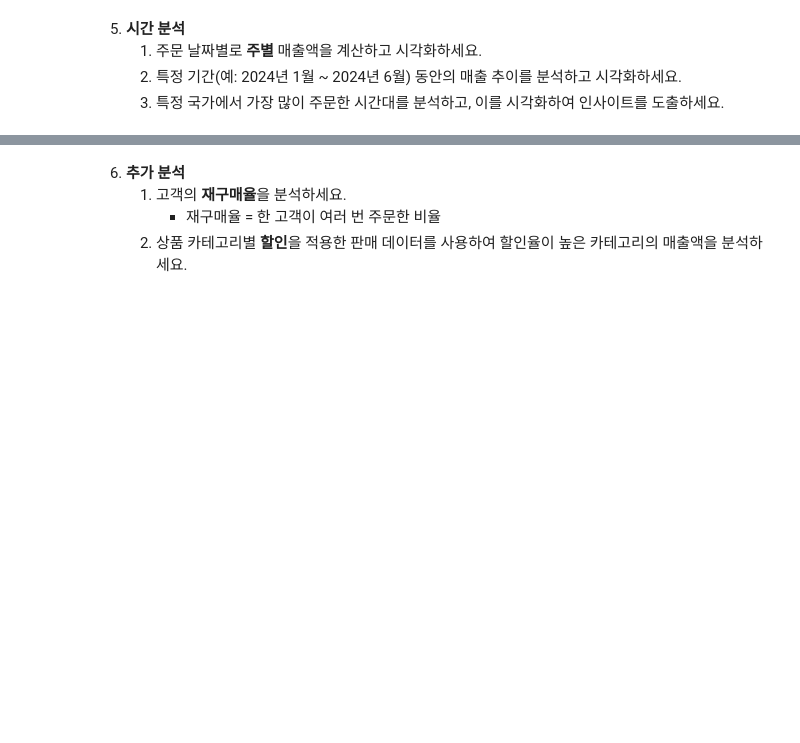
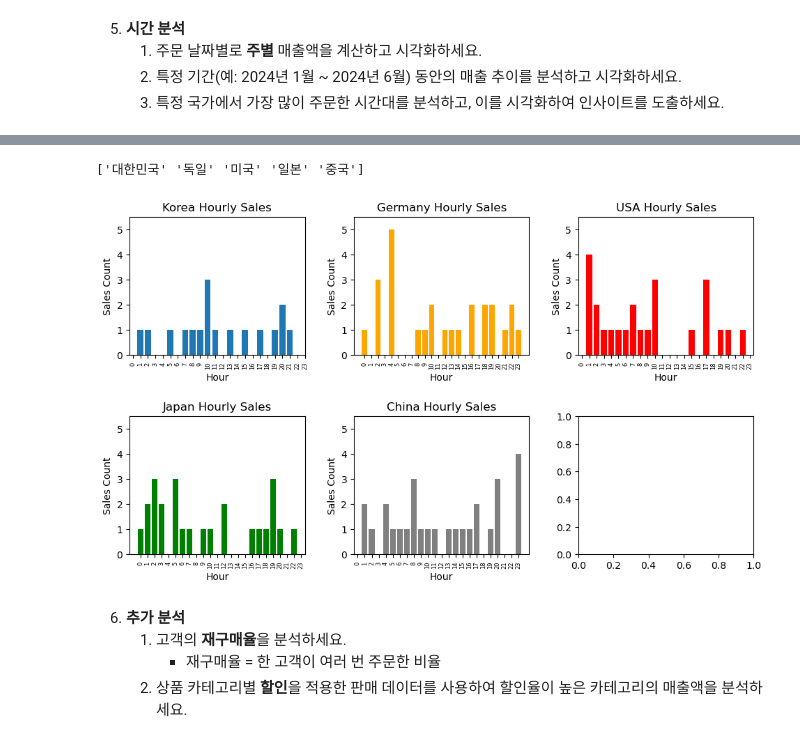
Before and after one commit to Encore-SKN-17/eda_practice, a Jupyter notebook: 3_final_practice.ipynb, the cells around one changed output, grey strips where cells are left out. Cells and saved outputs as stored; diff of their text form; code cells hidden in the pictures; blank space fills up the shorter version.

```diff
--- a/3_final_practice.ipynb
+++ b/3_final_practice.ipynb
@@ -363,3 +361,76 @@ plt.show()
+# %%
+# 3. 특정 국가에서 가장 많이 주문한 시간대를 분석하고, 이를 시각화하여 인사이트를 도출하세요.
+
+# Add 'OrderHour' column
+ecommerce_df['OrderHour'] = ecommerce_df['OrderDate'].dt.hour
+
+# Hourly sales count for each country
+country_hourly_sales_df = ecommerce_df.groupby(['Country','OrderHour']).agg(
+    hour_sales_count = ('OrderID', 'count')
+).reset_index()
+
+print(country_hourly_sales_df['Country'].unique())
+
+
+# Bar Plots
+hour = [x for x in range(0,24)]
+fig, ax = plt.subplots(nrows=2, ncols=3, figsize=(10, 6))
+
+korea_hour = np.array(country_hourly_sales_df[country_hourly_sales_df['Country']=='대한민국']['OrderHour'])
+kore_hour_sales_cnt = np.array(country_hourly_sales_df[country_hourly_sales_df['Country']=='대한민국']['hour_sales_count'])
+ax[0][0].bar(korea_hour, kore_hour_sales_cnt)
+ax[0][0].set_title("Korea Hourly Sales")
+ax[0][0].set_xlabel("Hour")
+ax[0][0].set_ylabel("Sales Count")
+ax[0][0].set_xticks(hour)
+ax[0][0].set_ylim([0,5.5])
+ax[0][0].set_xticklabels(hour, rotation=90, size=6)
+
+germany_hour = np.array(country_hourly_sales_df[country_hourly_sales_df['Country']=='독일']['OrderHour'])
+germany_hour_sales_cnt = np.array(country_hourly_sales_df[country_hourly_sales_df['Country']=='독일']['hour_sales_count'])
+ax[0][1].bar(germany_hour, germany_hour_sales_cnt, color='orange')
+ax[0][1].set_title("Germany Hourly Sales")
+ax[0][1].set_xlabel("Hour")
+ax[0][1].set_ylabel("Sales Count")
+ax[0][1].set_xticks(hour)
+ax[0][1].set_ylim([0,5.5])
+ax[0][1].set_xticklabels(hour, rotation=90, size=6)
+
+usa_hour = np.array(country_hourly_sales_df[country_hourly_sales_df['Country']=='미국']['OrderHour'])
+usa_hour_sales_cnt = np.array(country_hourly_sales_df[country_hourly_sales_df['Country']=='미국']['hour_sales_count'])
+ax[0][2].bar(usa_hour, usa_hour_sales_cnt, color='red')
+ax[0][2].set_title("USA Hourly Sales")
+ax[0][2].set_xlabel("Hour")
+ax[0][2].set_ylabel("Sales Count")
+ax[0][2].set_xticks(hour)
+ax[0][2].set_ylim([0,5.5])
+ax[0][2].set_xticklabels(hour, rotation=90, size=6)
+
+japan_hour = np.array(country_hourly_sales_df[country_hourly_sales_df['Country']=='일본']['OrderHour'])
+japan_hour_sales_cnt = np.array(country_hourly_sales_df[country_hourly_sales_df['Country']=='일본']['hour_sales_count'])
+ax[1][0].bar(japan_hour, japan_hour_sales_cnt, color='green')
+ax[1][0].set_title("Japan Hourly Sales")
+ax[1][0].set_xlabel("Hour")
+ax[1][0].set_ylabel("Sales Count")
+ax[1][0].set_xticks(hour)
+ax[1][0].set_ylim([0,5.5])
+ax[1][0].set_xticklabels(hour, rotation=90, size=6)
+
+china_hour = np.array(country_hourly_sales_df[country_hourly_sales_df['Country']=='중국']['OrderHour'])
+china_hour_sales_cnt = np.array(country_hourly_sales_df[country_hourly_sales_df['Country']=='중국']['hour_sales_count'])
+ax[1][1].bar(china_hour, china_hour_sales_cnt, color='gray')
+ax[1][1].set_title("China Hourly Sales")
+ax[1][1].set_xlabel("Hour")
+ax[1][1].set_ylabel("Sales Count")
+ax[1][1].set_xticks(hour)
+ax[1][1].set_ylim([0,5.5])
+ax[1][1].set_xticklabels(hour, rotation=90, size=6)
+
+plt.tight_layout(pad=2.0)  # pad controls spacing between subplots
+plt.show()
+# %% [output]
+['대한민국' '독일' '미국' '일본' '중국']
+[figure, added]
 # %% [markdown]
 6. **추가 분석**
     1. 고객의 **재구매율**을 분석하세요.
```
Also changed, not shown: parts of 9 cells of this notebook.
